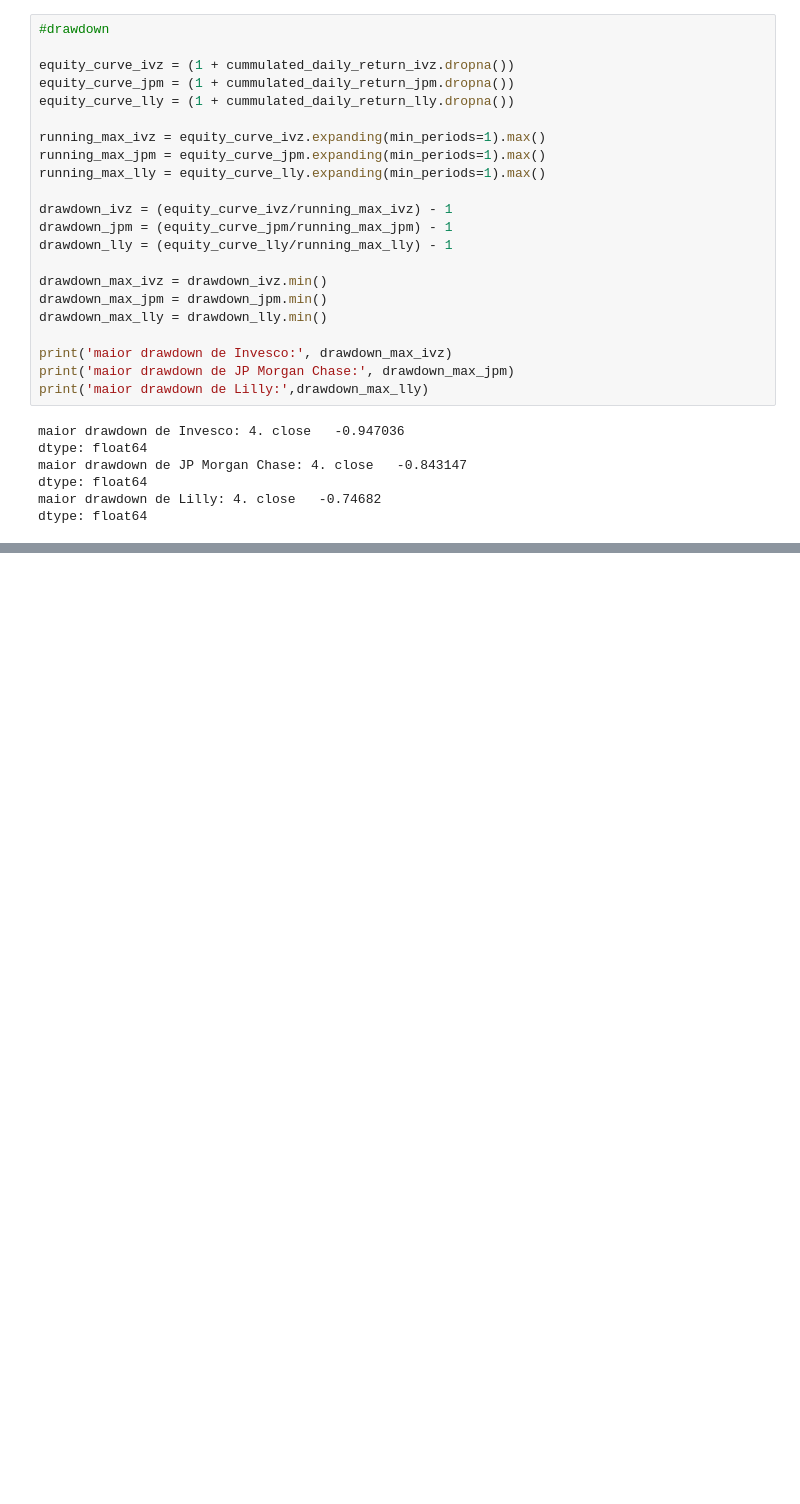
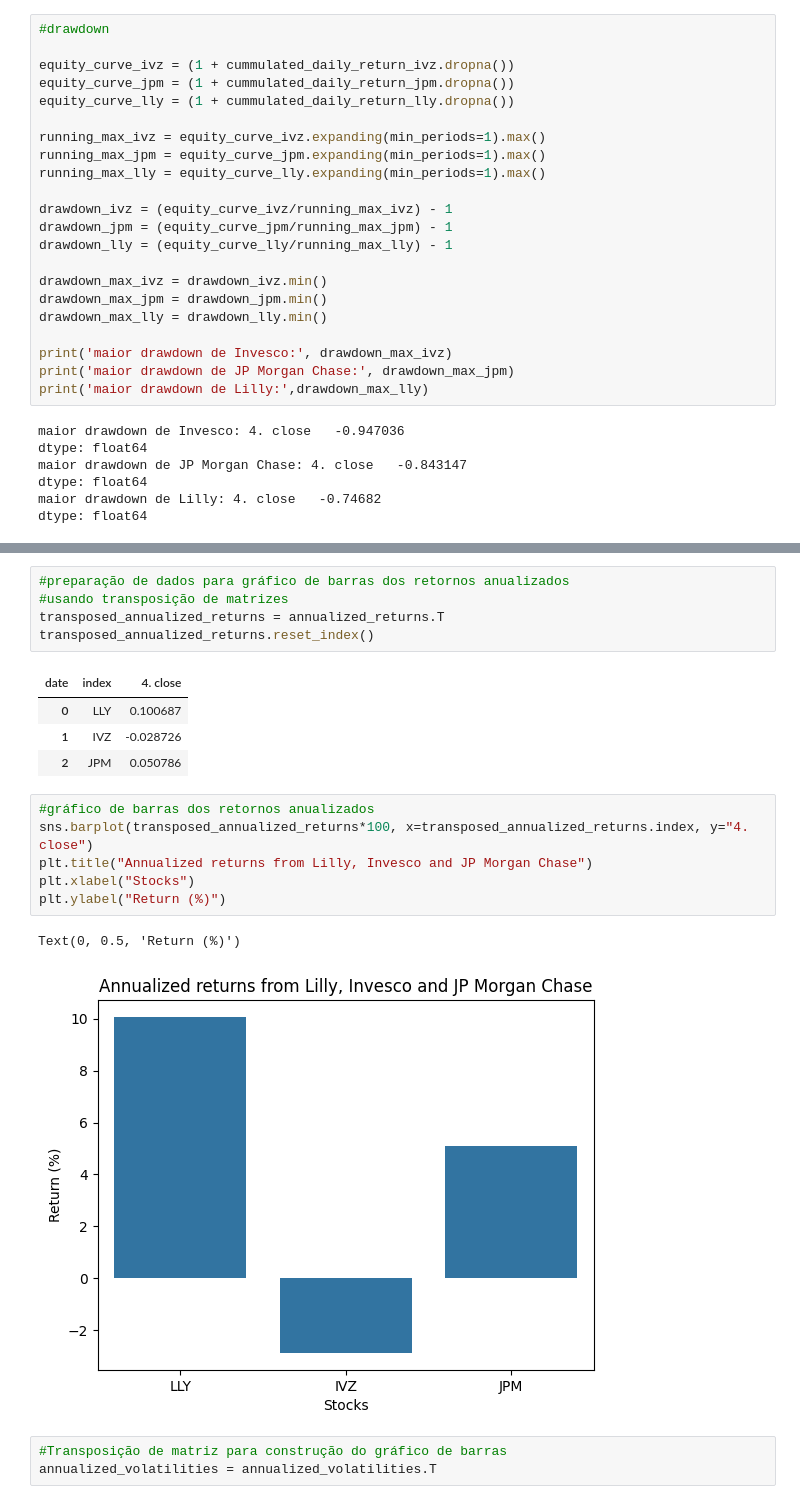
Before and after one commit to BrunoPPivetti/ex04_python_mf, a Jupyter notebook: main.ipynb, the cells around one changed output, grey strips where cells are left out. Saved outputs shown, nothing was run; the diff lists cells and outputs as text; blank space fills up the shorter version.

```diff
--- a/main.ipynb
+++ b/main.ipynb
@@ -359,0 +370,22 @@ plt.show()
+# %%
+#preparação de dados para gráfico de barras dos retornos anualizados
+#usando transposição de matrizes
+transposed_annualized_returns = annualized_returns.T
+transposed_annualized_returns.reset_index()
+# %% [output]
+| date | index | 4. close |
+| 0 | LLY | 0.100687 |
+| 1 | IVZ | -0.028726 |
+| 2 | JPM | 0.050786 |
+# %%
+#gráfico de barras dos retornos anualizados
+sns.barplot(transposed_annualized_returns*100, x=transposed_annualized_returns.index, y="4. close")
+plt.title("Annualized returns from Lilly, Invesco and JP Morgan Chase")
+plt.xlabel("Stocks")
+plt.ylabel("Return (%)")
+# %% [output]
+Text(0, 0.5, 'Return (%)')
+[figure, added]
+# %%
+#Transposição de matriz para construção do gráfico de barras
+annualized_volatilities = annualized_volatilities.T
```
Also changed, not shown: parts of 18 cells of this notebook.
